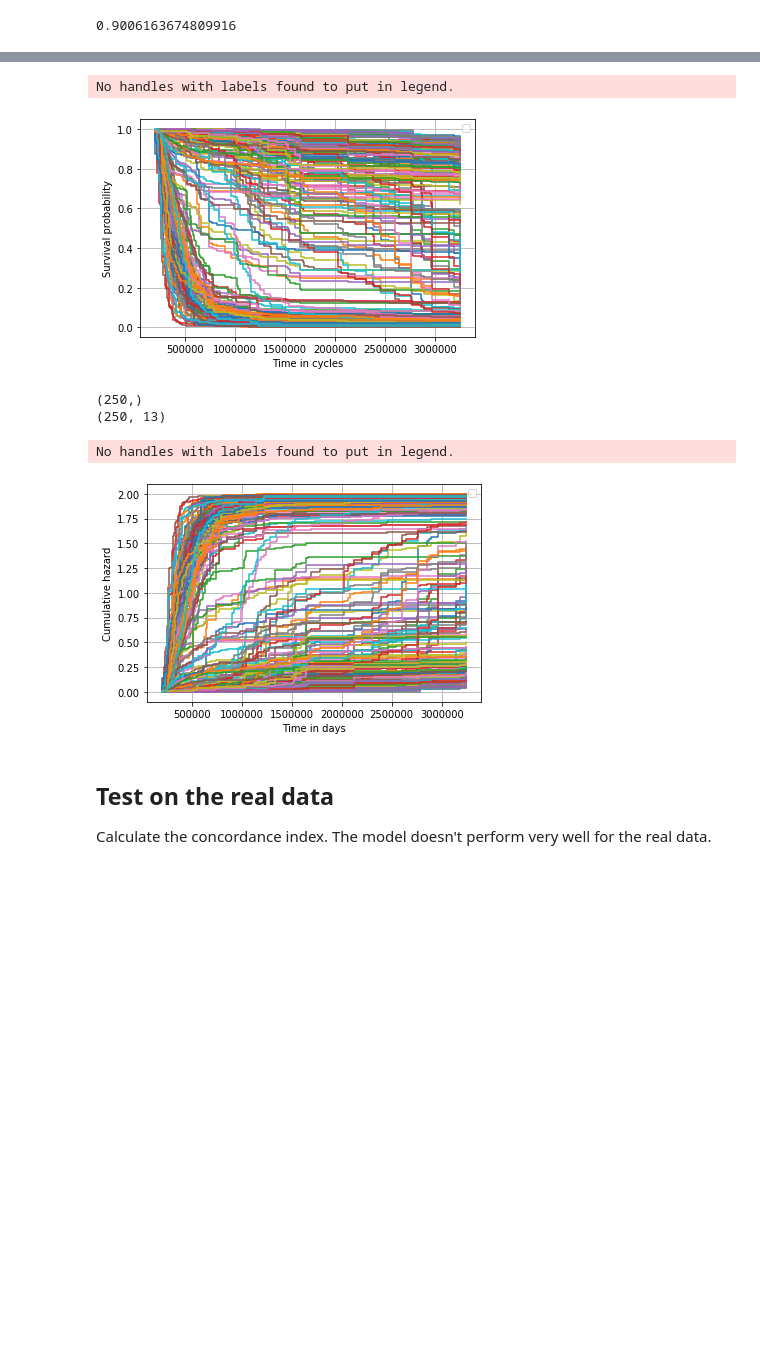
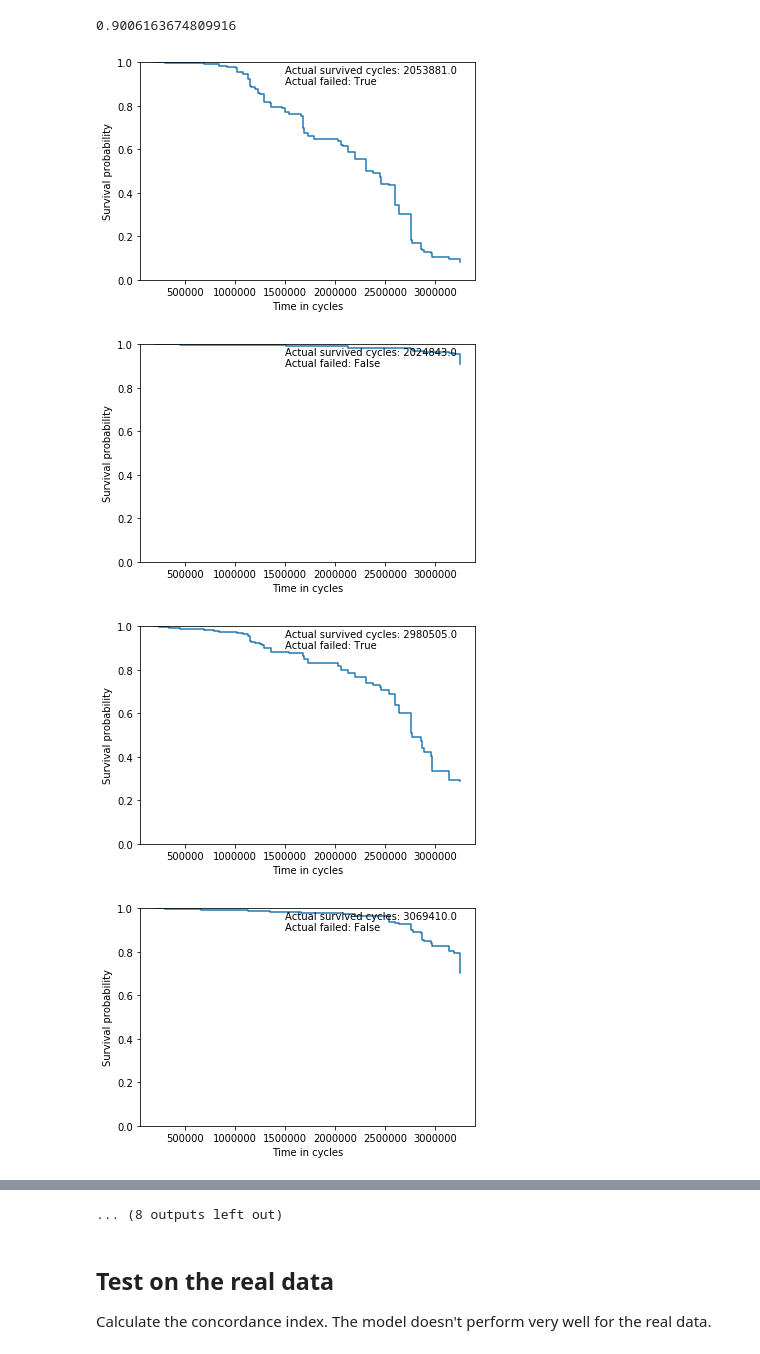
Before and after one commit to Marie-anneMawhin/Oct20_EPRI, a Jupyter notebook: Task3/NB/NB_data_modelling/random_survival_forest_simulated.ipynb, the cells around one changed output, grey strips where cells are left out. Cells and saved outputs as stored; diff of their text form; code cells hidden in the pictures; blank space fills up the shorter version.

Commit message:
added survival plots

```diff
--- a/Task3/NB/NB_data_modelling/random_survival_forest_simulated.ipynb
+++ b/Task3/NB/NB_data_modelling/random_survival_forest_simulated.ipynb
@@ -102,10 +102,19 @@ rsf.score(X_test,y_test_num)
 # %%
 surv = rsf.predict_survival_function(X_test, return_array=False)
 
-for fn in surv:
+i=0
+while i < 20: #X_test.shape[0]:
+    fn = surv[i]
     plt.step(fn.x, fn(fn.x), where="post")
-plt.ylabel("Survival probability")
-plt.xlabel("Time in cycles")
-plt.legend()
-plt.grid(True)
+    plt.ylabel("Survival probability")
+    plt.xlabel("Time in cycles")
+    plt.ylim(0,1)
+    plt.text(1500000, 0.95, 'Actual survived cycles: '+str(np.round(y_test.iloc[i,1],0)))
+    plt.text(1500000, 0.90, 'Actual failed: '+str(y_test.iloc[i,0]))
+    plt.show()
+    i+=1
 # %% [output]
+[figure, new version]
+[figure, added]
+[figure, added]
+[figure, added]
@@ -112,23 +129,4 @@ plt.grid(True)
-No handles with labels found to put in legend.
+... (8 outputs left out)
-[figure, old version]
-# %%
-print(surv.shape)
-print(X_test.shape)
-# %% [output]
-(250,)
-(250, 13)
-# %%
-surv = rsf.predict_cumulative_hazard_function(X_test, return_array=False)
-
-for fn in surv:
-    plt.step(fn.x, fn(fn.x), where="post")
-plt.ylabel("Cumulative hazard")
-plt.xlabel("Time in days")
-plt.legend()
-plt.grid(True)
-# %% [output]
-No handles with labels found to put in legend.
-[figure, removed]
 # %% [markdown]
 ## Test on the real data
 
```
Also changed, not shown: parts of 3 cells of this notebook.
